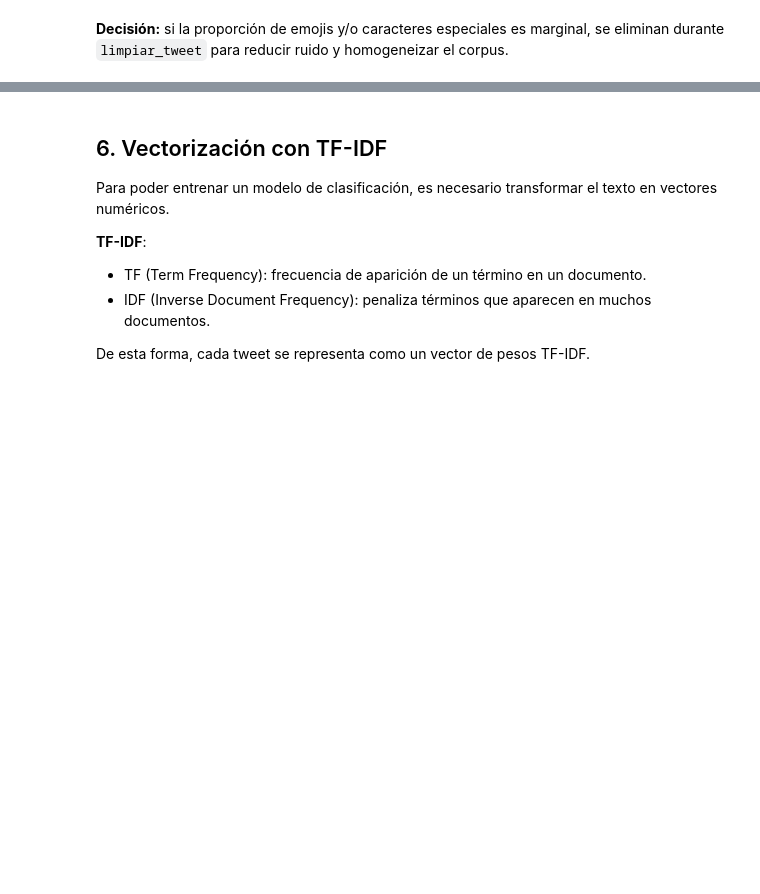
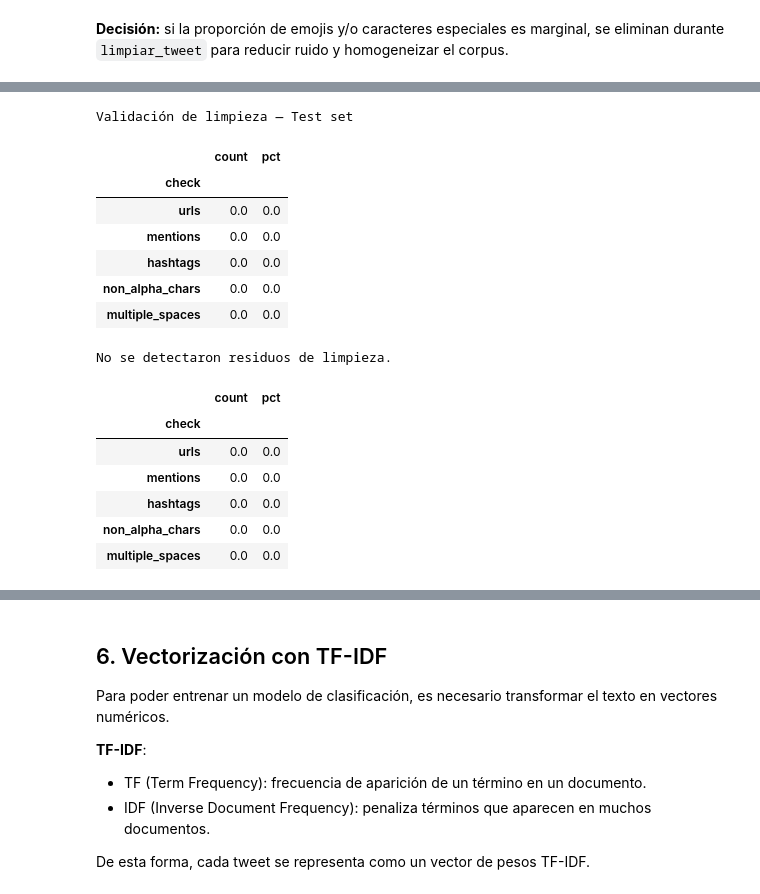
Before and after one commit to germangp088/diplomatura_ia, a Jupyter notebook: practicas/german/Entregable 3/entregable_3.ipynb, the cells around one changed output, grey strips where cells are left out. Drawn from its saved outputs; the diff is of its cells as text; code cells hidden in the pictures; blank space fills up the shorter version.

```diff
--- a/practicas/german/Entregable 3/entregable_3.ipynb
+++ b/practicas/german/Entregable 3/entregable_3.ipynb
@@ -547,0 +707,19 @@ print("train:", X_train_clean.shape, "test:", X_test_clean.shape, "ext:", X_ext_
+# %%
+validate_clean_text(X_test_clean,  name="Test set")
+# %% [output]
+Validación de limpieza — Test set
+|  | count | pct |
+| check |  |  |
+| urls | 0.0 | 0.0 |
+| mentions | 0.0 | 0.0 |
+| hashtags | 0.0 | 0.0 |
+| non_alpha_chars | 0.0 | 0.0 |
+| multiple_spaces | 0.0 | 0.0 |
+No se detectaron residuos de limpieza.
+|  | count | pct |
+| check |  |  |
+| urls | 0.0 | 0.0 |
+| mentions | 0.0 | 0.0 |
+| hashtags | 0.0 | 0.0 |
+| non_alpha_chars | 0.0 | 0.0 |
+| multiple_spaces | 0.0 | 0.0 |
```
Also changed, not shown: parts of 36 cells of this notebook.
